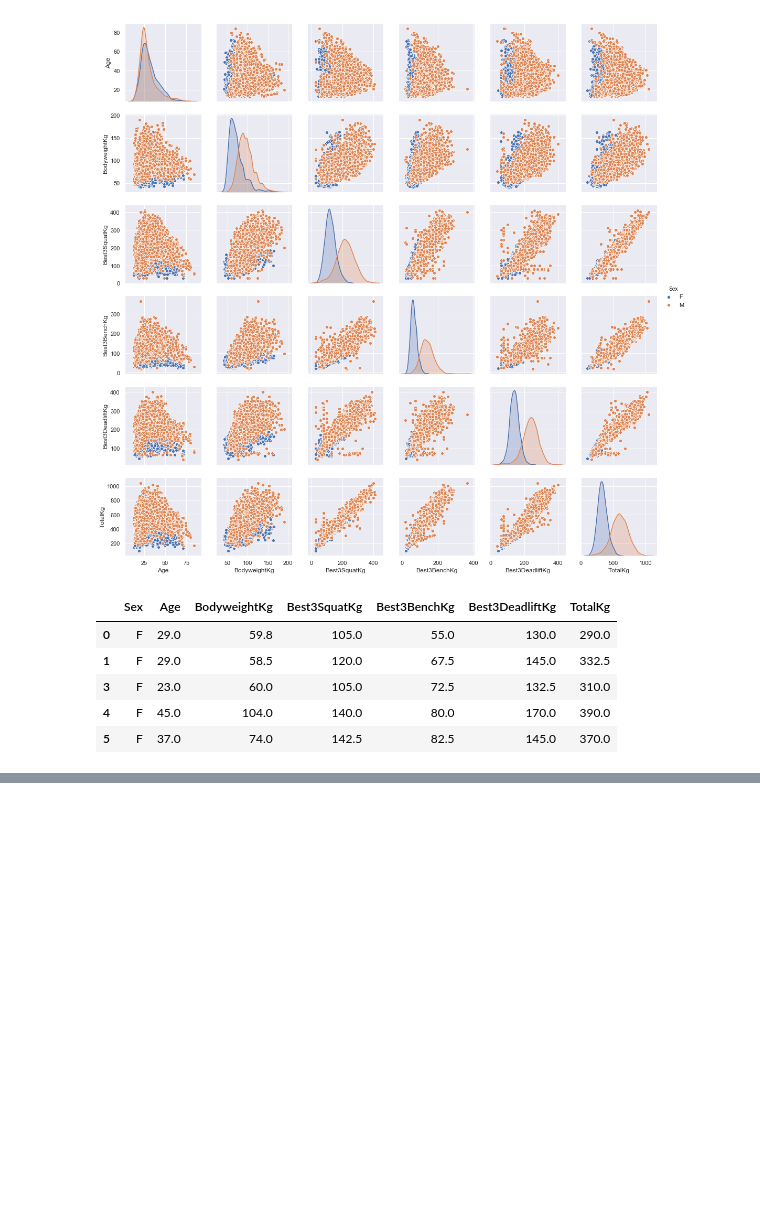
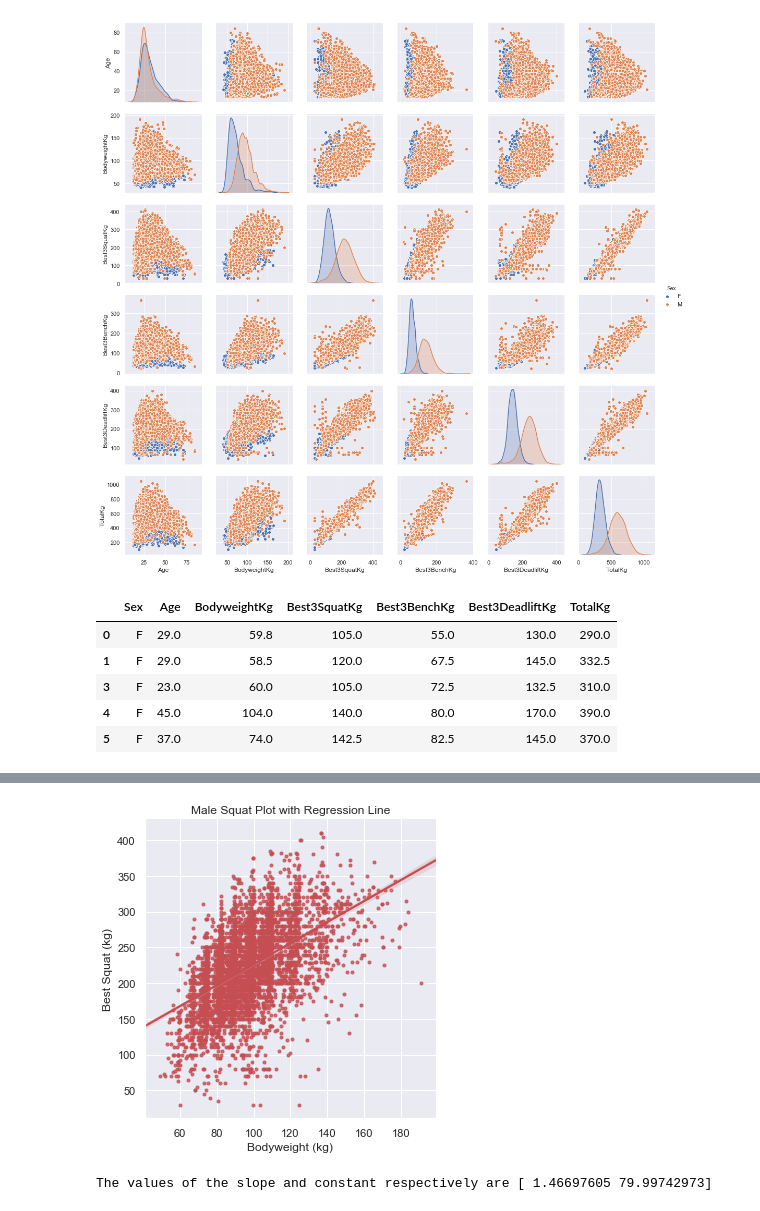
Before and after one commit to IanWafer/Programming-Project, a Jupyter notebook: Sandbox.ipynb, the cells around one changed output, grey strips where cells are left out. Drawn from its saved outputs; the diff is of its cells as text; code cells hidden in the pictures; blank space fills up the shorter version.

```diff
--- a/Sandbox.ipynb
+++ b/Sandbox.ipynb
@@ -164,0 +163,27 @@ sns.lmplot(x='BodyweightKg', y='Best3DeadliftKg',
+# %%
+# Sourced from https://stackoverflow.com/q/11869910
+
+df_Mfiltered = df[df['Sex'] == 'M']
+
+# Squat relationship plotted
+sns.lmplot(x='BodyweightKg', y='Best3SquatKg',
+           palette=['r'], hue='Sex', markers='.',
+           legend=None,
+           data=df_Mfiltered)
+
+# Calculate best values for m (slope) and c (constant)
+
+Bw_list = df_Mfiltered[df_filtered.columns[2]].tolist() # Convert BodyweightKg column into a list
+S_list = df_Mfiltered[df_filtered.columns[3]].tolist() # Convert Best3SquatKg column into a list
+
+# Plot the polfit line for the entire dataset regardless of sex
+
+plt.title('Male Squat Plot with Regression Line')
+plt.xlabel('Bodyweight (kg)')
+plt.ylabel('Best Squat (kg)')
+plt.show()
+
+print('The values of the slope and constant respectively are', np.polyfit(Bw_list, S_list, 1))
+# %% [output]
+[figure, added]
+The values of the slope and constant respectively are [ 1.46697605 79.99742973]
```
Also changed, not shown: parts of 3 cells of this notebook, 1 other file.
